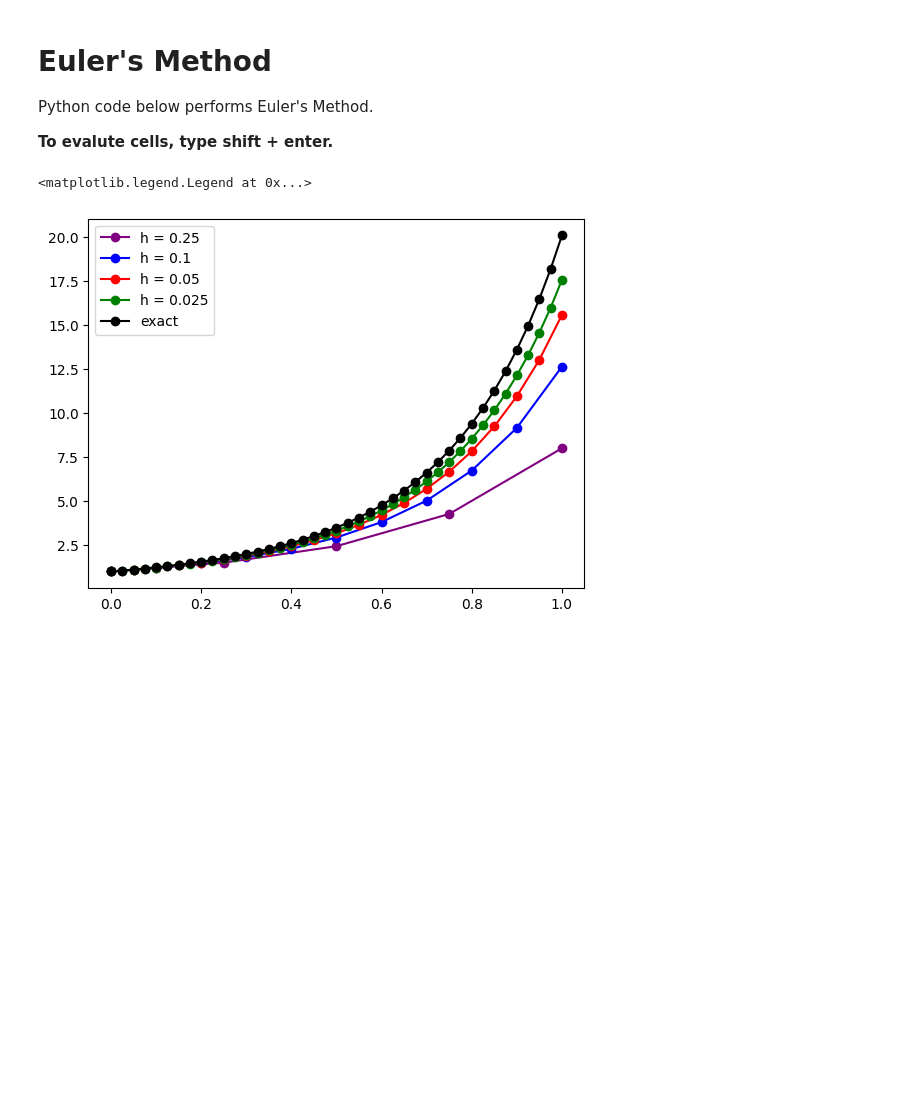
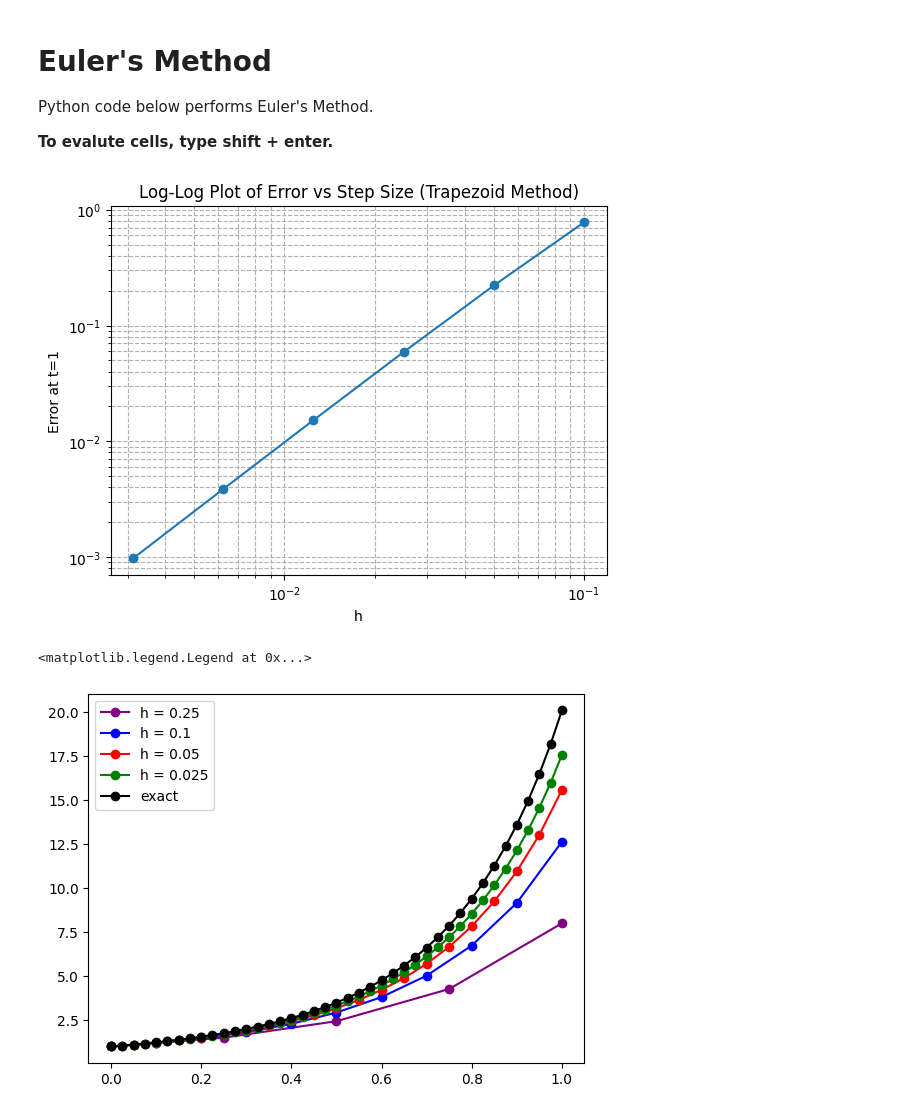
Before and after one commit to nguyenjanel/CMPSC456, a Jupyter notebook: HW_Intro_ODEs.ipynb, the cells around one changed output. Drawn from its saved outputs; the diff is of its cells as text; code cells hidden in the pictures; blank space fills up the shorter version.

```diff
--- a/HW_Intro_ODEs.ipynb
+++ b/HW_Intro_ODEs.ipynb
@@ -65,27 +47,85 @@ from ipywidgets import interactive, fixed
 # %%
 # Euler's Method routine for solving Initial Value Problems (IVPs)
 # Use with ydot.m to evaluate rhs of differential equation
 # Input: interval inter, initial value y0, number of steps n
 # Output: time steps t, approximate solution w
 # Usage: euler(a,b,y_0,n)
 # Example: euler(0,1,1,10)
-def euler(a,b,y0,n):
+
+# Euler's Method routine for solving Initial Value Problems (IVPs)
+def euler(a, b, y0, n):
 
     # initialize/define
-    t    = np.zeros(n+1) # independent var
-    w    = np.zeros(n+1) # dependent var
-    h    =               # step size
-    w[0] =               # initial condition
+    t    = np.zeros(n+1)  # independent var
+    w    = np.zeros(n+1)  # dependent var
+    h    = (b-a)/n        # step size
+    w[0] = y0             # initial condition
 
-    for i in range(1,n+1):
+    for i in range(1, n+1):
         t[i] = t[i-1] + h
-        w[i] = w[i-1] + h*
-    return t,w
+        w[i] = w[i-1] + h*f(t[i-1], w[i-1])
+    return t, w
+
+# ----------------------------
+# Explicit Trapezoid Method
+# ----------------------------
+def trap(a, b, y0, n):
+
+    # initialize/define
+    t    = np.zeros(n+1)  # independent var
+    w    = np.zeros(n+1)  # dependent var
+    h    = (b-a)/n        # step size
+    w[0] = y0             # initial condition
+
+    for i in range(1, n+1):
+        t[i] = t[i-1] + h
+
+        # Predictor step (Euler estimate)
+        w_tilde = w[i-1] + h*f(t[i-1], w[i-1])
+
+        # Corrector step (Trapezoid formula)
+        w[i] = w[i-1] + (h/2) * (f(t[i-1], w[i-1]) + f(t[i], w_tilde))
+
+    return t, w
 
 # RHS of Differential Equation
 def f(t,y):
-    ydot =
+    ydot = 2*(t + 1)*y
     return ydot
+
+# Exact solution
+def exact_solution(t):
+    return np.exp(2*t*(1 + t/2))
+
+# Problem parameters
+a, b, y0 = 0, 1, 1
+
+# Error list
+h_values = []
+errors = []
+
+for k in range(6):
+    h = 0.1 * 2**(-k)
+    n = int((b - a) / h)
+
+    # Use trapezoid method instead of Euler
+    t, w = trap(a, b, y0, n)
+
+    y_exact = exact_solution(1)
+    error = abs(y_exact - w[-1])
+
+    h_values.append(h)
+    errors.append(error)
+
+# Log-log plot
+plt.loglog(h_values, errors, '-o')
+plt.xlabel('h')
+plt.ylabel('Error at t=1')
+plt.title('Log-Log Plot of Error vs Step Size (Trapezoid Method)')
+plt.grid(True, which="both", ls="--")
+plt.show()
+# %% [output]
+[figure, added]
 # %%
 # evaluation of euler's method for decreasing values of step size h
 # and corresponding plots.
```
Also changed, not shown: parts of 1 cell of this notebook.
